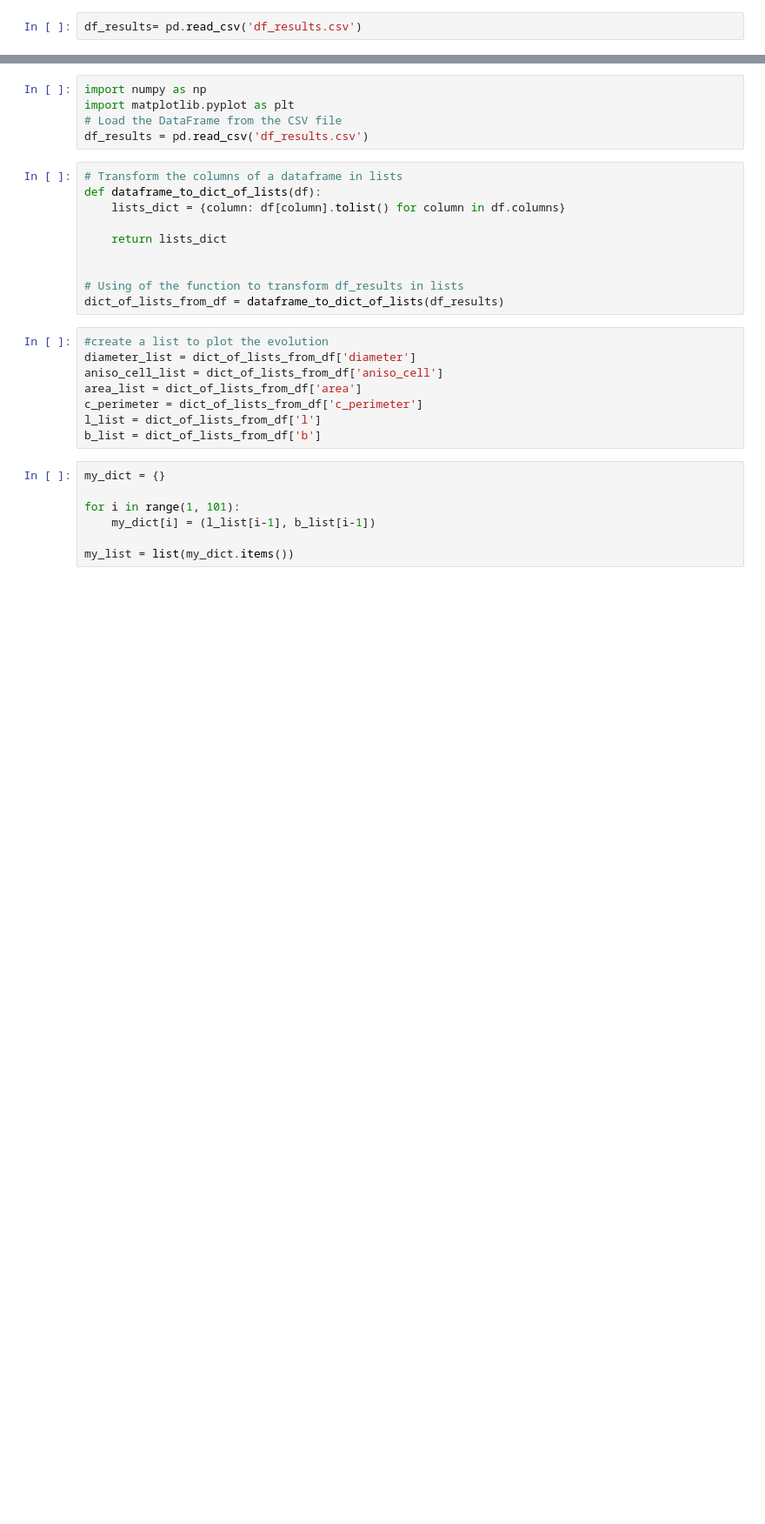
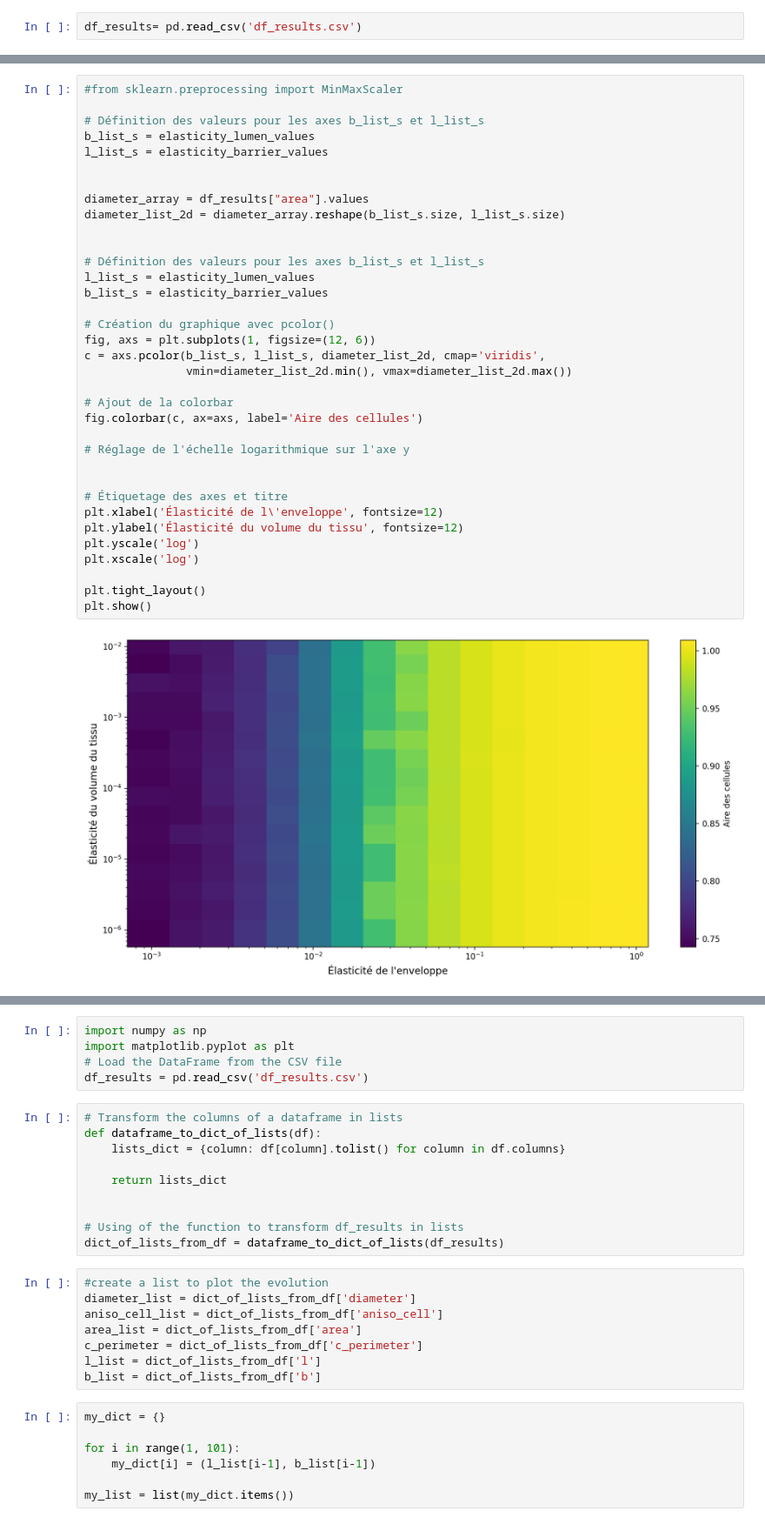
Before and after one commit to Lauragdlp/peripodial, a Jupyter notebook: notebook/Simulation_constraint.ipynb, the cells around one changed output, grey strips where cells are left out. Shown at 87% size. Cells and saved outputs as stored; diff of their text form; blank space fills up the shorter version.

```diff
--- a/notebook/Simulation_constraint.ipynb
+++ b/notebook/Simulation_constraint.ipynb
@@ -159,3 +172,40 @@ ax.set_xscale("log")
+# %%
+#from sklearn.preprocessing import MinMaxScaler
+
+# Définition des valeurs pour les axes b_list_s et l_list_s
+b_list_s = elasticity_lumen_values
+l_list_s = elasticity_barrier_values
+
+
+diameter_array = df_results["area"].values
+diameter_list_2d = diameter_array.reshape(b_list_s.size, l_list_s.size)
+
+
+# Définition des valeurs pour les axes b_list_s et l_list_s
+l_list_s = elasticity_lumen_values
+b_list_s = elasticity_barrier_values
+
+# Création du graphique avec pcolor()
+fig, axs = plt.subplots(1, figsize=(12, 6))
+c = axs.pcolor(b_list_s, l_list_s, diameter_list_2d, cmap='viridis',
+               vmin=diameter_list_2d.min(), vmax=diameter_list_2d.max())
+
+# Ajout de la colorbar
+fig.colorbar(c, ax=axs, label='Aire des cellules')
+
+# Réglage de l'échelle logarithmique sur l'axe y
+
+
+# Étiquetage des axes et titre
+plt.xlabel('Élasticité de l\'enveloppe', fontsize=12)
+plt.ylabel('Élasticité du volume du tissu', fontsize=12)
+plt.yscale('log')
+plt.xscale('log')
+
+plt.tight_layout()
+plt.show()
+# %% [output]
+[figure, added]
 # %%
 # Saving each row of the DataFrame to a JSON file
 for i, row in df_results.iterrows():
```
Also changed, not shown: parts of 20 cells of this notebook, 17 other files.
